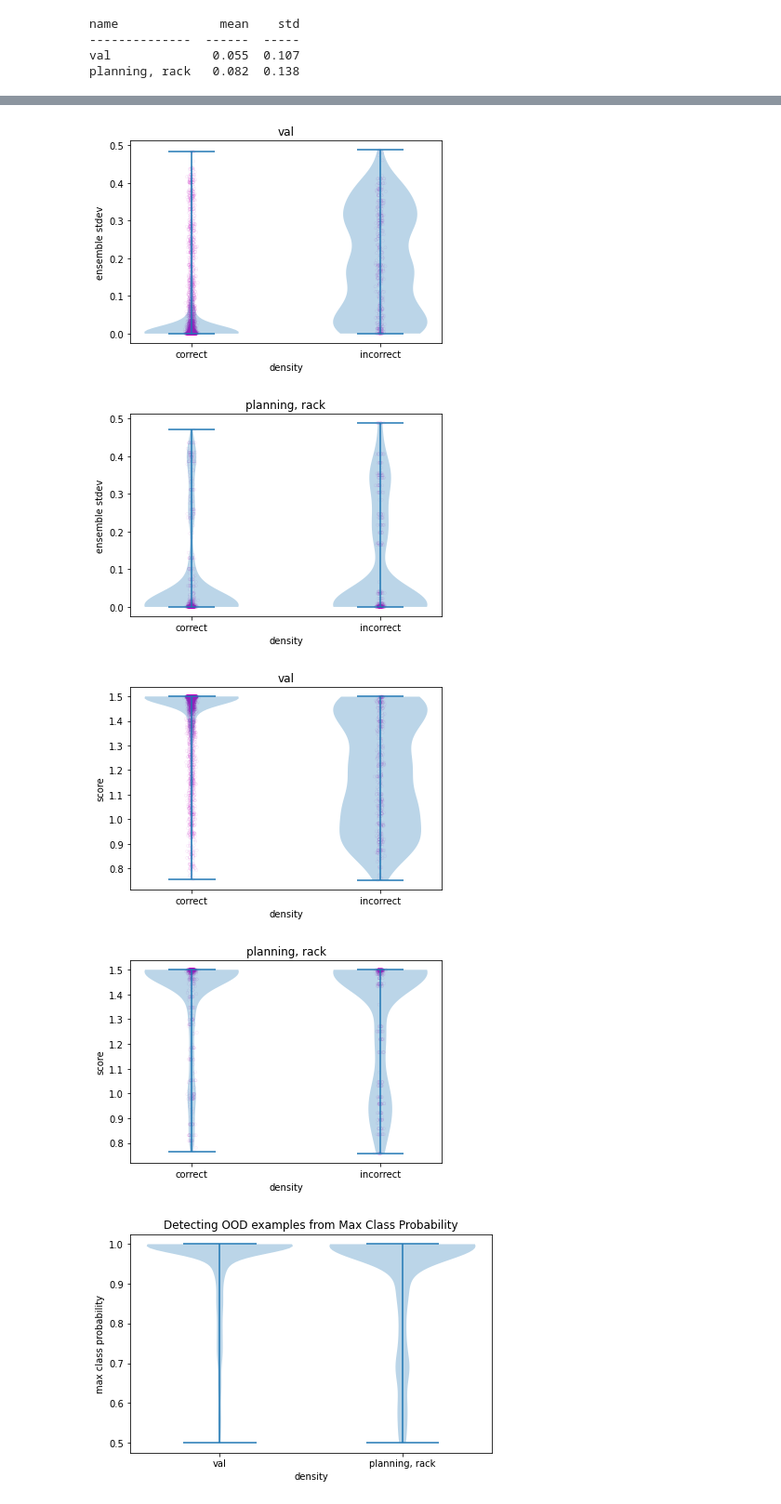
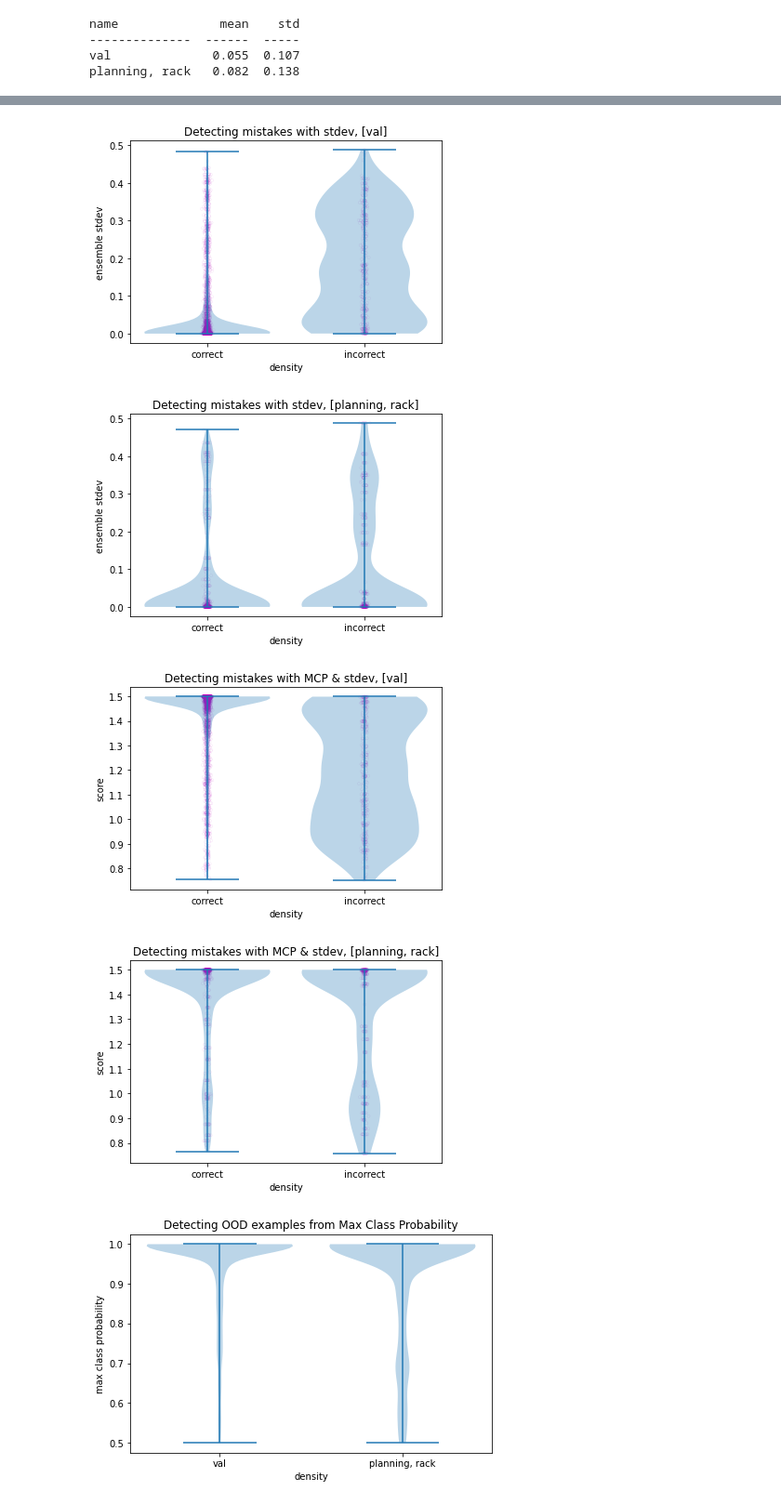
Before and after one commit to UM-ARM-Lab/data-augmentation-for-manipulation, a Jupyter notebook: link_bot_classifiers/notebooks/Inspect Classifier.ipynb, the cells around one changed output, grey strips where cells are left out. Shown at 93% size. Saved outputs shown, nothing was run; the diff lists cells and outputs as text; code cells hidden in the pictures.

Commit message:
more analysis of ensemble, this time on the rack planning dataset

```diff
--- a/link_bot_classifiers/notebooks/Inspect Classifier.ipynb
+++ b/link_bot_classifiers/notebooks/Inspect Classifier.ipynb
@@ -70,5 +74,5 @@ def stdev_score(x):
 # %%
-# Can we use the max class probabilties to determine if the classifier is wrong?
+# Can we use the max class probabilities to determine if the classifier is wrong?
 for name, datum in data.items():
     probabilities = datum['probabilities']
     is_correct = datum['is_correct']
@@ -77,13 +81,13 @@ for name, datum in data.items():
     is_incorrect_indices = np.argwhere(np.logical_not(is_correct))
 
     max_class_probabilities_correct = make_max_class_prob(probabilities[is_correct_indices].squeeze())
-    max_class_probabilities_incorrect= make_max_class_prob(probabilities[is_incorrect_indices].squeeze())
+    max_class_probabilities_incorrect = make_max_class_prob(probabilities[is_incorrect_indices].squeeze())
 
     _, ax = plt.subplots()
-    ax.set_title(name)
+    ax.set_title(f'Detecting mistakes with MCP, [{name}]')
     myscatter(ax, max_class_probabilities_correct, 1, label='correct', edgecolors='m', s=10, facecolors='none', linewidth=0.05)
     myscatter(ax, max_class_probabilities_incorrect, 2, label='incorrect', edgecolors='m', s=10, facecolors='none', linewidth=0.05)
-    ax.violinplot([max_class_probabilities_correct, max_class_probabilities_incorrect], [1, 2])
+    ax.violinplot([max_class_probabilities_correct, max_class_probabilities_incorrect], [1, 2], widths=0.8)
     ax.set_xticks([1,2])
     ax.set_xticklabels(['correct', 'incorrect'])
     ax.set_xlabel("density")
@@ -93,0 +98,28 @@ for name, datum in data.items():
+# %%
+# Analysing false positives
+for name, datum in data.items():
+    probabilities = datum['probabilities']
+    is_correct = datum['is_correct']
+    stdevs = datum['stdevs']
+
+    is_correct_indices = np.argwhere(is_correct)
+    is_incorrect_indices = np.argwhere(np.logical_not(is_correct))
+
+    probabilities_correct = probabilities[is_correct_indices].squeeze()
+    probabilities_incorrect = probabilities[is_incorrect_indices].squeeze()
+    stdev_scores_correct = stdevs[is_correct_indices].squeeze()
+    stdev_scores_incorrect = stdevs[is_incorrect_indices].squeeze()
+
+    _, ax = plt.subplots()
+    ax.set_title(f'Analyzing false positives, [{name}]')
+    ax2 = ax.twinx()
+    myscatter(ax, probabilities_correct, 1, label='correct', edgecolors='m', s=10, facecolors='none', linewidth=0.05)
+    myscatter(ax, probabilities_incorrect, 2, label='incorrect', edgecolors='m', s=10, facecolors='none', linewidth=0.05)
+    ax.violinplot([probabilities_correct, probabilities_incorrect], [1, 2], widths=0.3)
+    parts = ax2.violinplot([stdev_scores_correct, stdev_scores_incorrect], [1.3, 2.3], widths=0.3)
+    color_violinplot(parts, color='#aaaa3344')
+    ax.set_xticks([1,2])
+    ax.set_xticklabels(['correct', 'incorrect'])
+    ax.set_xlabel("density")
+    ax.set_ylabel("accept probability")
+    ax2.set_ylabel("stdev")
@@ -105,51 +140,51 @@ for name, datum in data.items():
     stdevs_incorrect = stdevs[is_incorrect_indices].squeeze()
 
     _, ax = plt.subplots()
-    ax.set_title(name)
+    ax.set_title(f'Detecting mistakes with stdev, [{name}]')
     myscatter(ax, stdevs_correct, 1, label='correct', edgecolors='m', s=10, facecolors='none', linewidth=0.05)
     myscatter(ax, stdevs_incorrect, 2, label='incorrect', edgecolors='m', s=10, facecolors='none', linewidth=0.05)
-    ax.violinplot([stdevs_correct, stdevs_incorrect], [1, 2])
+    ax.violinplot([stdevs_correct, stdevs_incorrect], [1, 2], widths=0.8)
     ax.set_xticks([1,2])
     ax.set_xticklabels(['correct', 'incorrect'])
     ax.set_xlabel("density")
     ax.set_ylabel("ensemble stdev")
 # %% [output]
-[figure, old version]
+[figure, new version]
-[figure, old version]
+[figure, new version]
 # %%
 # Can the mean & stdev of ensemble together tell us whether the classifier is wrong?
 alpha = 0.5
 
 for name, datum in data.items():
     probabilities = datum['probabilities']
     stdevs = datum['stdevs']
     is_correct = datum['is_correct']
 
     is_correct_indices = np.argwhere(is_correct)
     is_incorrect_indices = np.argwhere(np.logical_not(is_correct))
 
     # unbounded
     stdevs_correct = stdevs[is_correct_indices].squeeze()
     stdevs_incorrect = stdevs[is_incorrect_indices].squeeze()
 
     # ranges from 0 to 1
     max_class_probabilities_correct = make_max_class_prob(probabilities[is_correct_indices].squeeze()) * 2
     max_class_probabilities_incorrect = make_max_class_prob(probabilities[is_incorrect_indices].squeeze()) * 2
     combined_score_correct = alpha * stdev_score(stdevs_correct) + (1 - alpha) * max_class_probabilities_correct
     combined_score_incorrect = alpha * stdev_score(stdevs_incorrect) + (1 - alpha) * max_class_probabilities_incorrect
 
     _, ax = plt.subplots()
-    ax.set_title(name)
+    ax.set_title(f'Detecting mistakes with MCP & stdev, [{name}]')
     myscatter(ax, combined_score_correct, 1, label='correct', edgecolors='m', s=10, facecolors='none', linewidth=0.05)
     myscatter(ax, combined_score_incorrect, 2, label='incorrect', edgecolors='m', s=10, facecolors='none', linewidth=0.05)
-    ax.violinplot([combined_score_correct, combined_score_incorrect], [1, 2])
+    ax.violinplot([combined_score_correct, combined_score_incorrect], [1, 2], widths=0.8)
     ax.set_xticks([1,2])
     ax.set_xticklabels(['correct', 'incorrect'])
     ax.set_xlabel("density")
     ax.set_ylabel("score")
 # %% [output]
-[figure, old version]
+[figure, new version]
-[figure, old version]
+[figure, new version]
 # %%
 # Can the mean output probability of the ensemble tell us whether the input is OOD?
 
```
Also changed, not shown: parts of 7 cells of this notebook, 4 other files.
